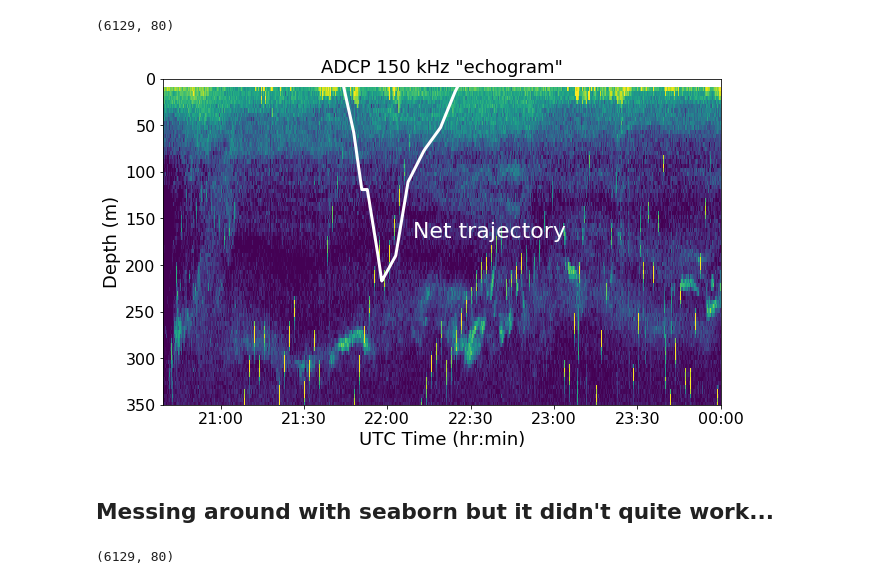
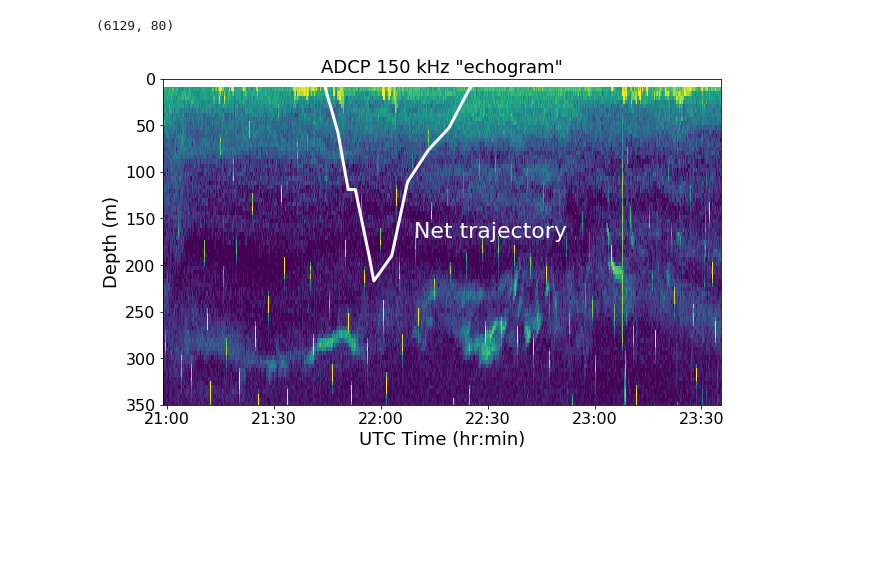
Before and after one commit to leewujung/adcp2Sv, a Jupyter notebook: RR1812_net_tow_20180723.ipynb, the cells around one changed output. Saved outputs shown, nothing was run; the diff lists cells and outputs as text; code cells hidden in the pictures; blank space fills up the shorter version.

```diff
--- a/RR1812_net_tow_20180723.ipynb
+++ b/RR1812_net_tow_20180723.ipynb
@@ -171,32 +171,32 @@ val_mtx.shape
 # %%
 # Plotting
 # ADCP echogram
 fig = plt.figure(figsize=(10,6))
 ax = fig.add_subplot(1,1,1)
 im = ax.imshow(val_mtx.T,aspect='auto',interpolation='none',\
                extent=[1000,val_mtx.shape[0],actual_depth_bin[-1],actual_depth_bin[0]],\
                vmin=160, vmax=260)
 # divider = make_axes_locatable(ax)
 # cax = divider.append_axes("right", size="1%", pad=0.05)
 # cbar = plt.colorbar(im,cax=cax)
 # cbar.ax.tick_params(labelsize=14)
+
 ax.set_xticks(ping_num_150)
 ax.set_xticklabels(time_str_150,fontsize=16)
 ax.set_xlabel('UTC Time (hr:min)',fontsize=18)
 ax.set_yticklabels(np.arange(0,400,50),fontsize=16)
 ax.set_ylabel('Depth (m)',fontsize=18)
+ax.set_xlim([1500,5500])
 ax.set_ylim([350,0])
 ax.set_title('ADCP 150 kHz "echogram"',fontsize=18)
 
 # Net tow trajectory
 ax.plot(net_depth_on_adcp_timestamp.values,color='w',linewidth=3)
 
 # Annotation
 ax.text(x=3300,y=170,s='Net trajectory',color='w',fontsize=22)
 
 plt.savefig('/Volumes/Transcend/Dropbox/Z_wjlee/20180719_ooi_cruise/net_tow/2018-07-23-adcp-tow.png',dpi=150)
 plt.show()
 # %% [output]
-[figure, old version]
+[figure, new version]
-# %% [markdown]
-## Messing around with seaborn but it didn't quite work...
@@ -208,4 +202,0 @@ adcp_echogram = pd.DataFrame(val_mtx)
-# %%
-adcp_echogram.shape
-# %% [output]
-(6129, 80)
```
Also changed, not shown: parts of 16 cells of this notebook, 2 other files.
